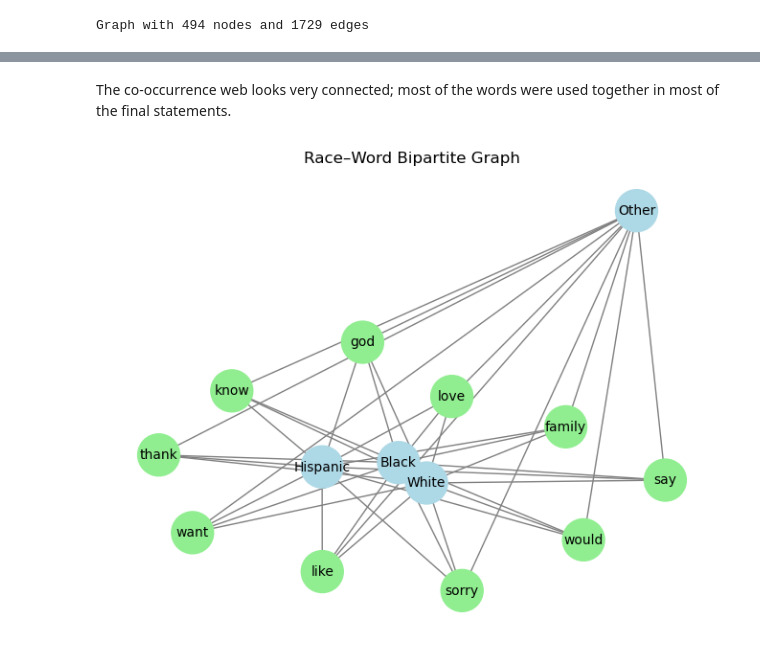
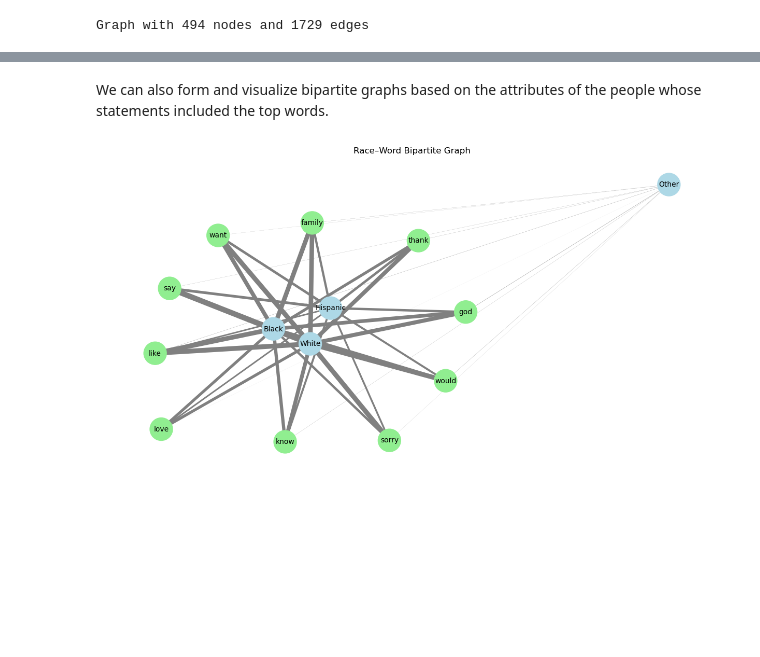
Before and after one commit to stephbc/DATA620_Summer2025, a Jupyter notebook: final.ipynb, the cells around one changed output, grey strips where cells are left out. Cells and saved outputs as stored; diff of their text form; code cells hidden in the pictures; blank space fills up the shorter version.

```diff
--- a/final.ipynb
+++ b/final.ipynb
@@ -301,0 +302,12 @@ With this graph of 484 nodes representing people and their attribute data, 10 no
+# %%
+from networkx.algorithms import bipartite
+
+word_nodes = [n for n, d in B.nodes(data=True) if d["bipartite"] == 1]
+
+word_graph = bipartite.projected_graph(B, word_nodes)
+word_degrees = dict(word_graph.degree())
+print(word_degrees)
+
+word_graph_weighted = bipartite.weighted_projected_graph(B, word_nodes)
+word_strength = dict(word_graph_weighted.degree(weight="weight"))
+print(word_strength)
@@ -301,0 +319,6 @@ With this graph of 484 nodes representing people and their attribute data, 10 no
+# %%
+wgw_edges = word_graph_weighted.edges(data=True)
+sorted_edges = sorted(wgw_edges, key = lambda x: x[2]['weight'], reverse = True)
+
+for u, v, data in sorted_edges[:25]:
+    print(f"{u} - {v}: {data['weight']} statement co-occurences")
@@ -323,5 +378,5 @@ plt.show()
-# %% [markdown]
-The co-occurrence web looks very connected; most of the words were used together in most of the final statements.
+# %% [markdown]
+We can also form and visualize bipartite graphs based on the attributes of the people whose statements included the top words.
 # %%
 from collections import defaultdict
 
@@ -330,44 +385,48 @@ wc_race = defaultdict(int)
 for node_A, node_B in B.edges():
     # if person <-> word format
     if B.nodes[node_A]["node_type"] == "person":
         race = B.nodes[node_A]["race"]
         word = node_B
     # if word <-> person format
     else:
         race = B.nodes[node_B]["race"]
         word = node_A
     wc_race[(race, word)] += 1
 
 CWR = nx.Graph()
 
-# Add category nodes
-categories = set(cat for (cat, word) in wc_race)
-for category in categories:
-    CWR.add_node(category, node_type="category", bipartite=0)
+# Add nodes for race categories
+races = set(race for (race, word) in wc_race)
+for race in races:
+    CWR.add_node(race, node_type="race", bipartite=0)
 
 # Add word nodes
-words = set(word for (cat, word) in wc_race)
+words = set(word for (race, word) in wc_race)
 for word in words:
     CWR.add_node(word, node_type="word", bipartite=1)
 
-# Add edges with weights
-for (category, word), count in wc_race.items():
-    CWR.add_edge(category, word, weight=count)
+# Add edges with weights representing word usage as proportion of total word usage
+for (race, word), count in wc_race.items():
+    total = dict(top_words)[word]
+    CWR.add_edge(race, word, weight=count/total)
 
+edge_weights1 = [CWR[u][v]["weight"] for u, v in CWR.edges()]
+scaled_widths1 = [w * 25 for w in edge_weights1]
+
+plt.figure(figsize=(12, 6))
 pos = nx.spring_layout(CWR, seed=101)
-
-# Color nodes by type
-node_colors = ["lightblue" if CWR.nodes[n]["node_type"] == "category" else "lightgreen" for n in CWR.nodes]
+node_colors1 = ["lightblue" if CWR.nodes[n]["node_type"] == "race" else "lightgreen" for n in CWR.nodes]
 
 nx.draw(
     CWR, pos,
     with_labels=True,
-    node_color=node_colors,
+    node_color=node_colors1,
     node_size=1000,
     font_size=10,
-    edge_color="gray"
+    edge_color="gray",
+    width=scaled_widths1,
 )
 plt.title("Race–Word Bipartite Graph")
 plt.show()
 # %% [output]
-[figure, old version]
+[figure, new version]
```
Also changed, not shown: parts of 27 cells of this notebook.
